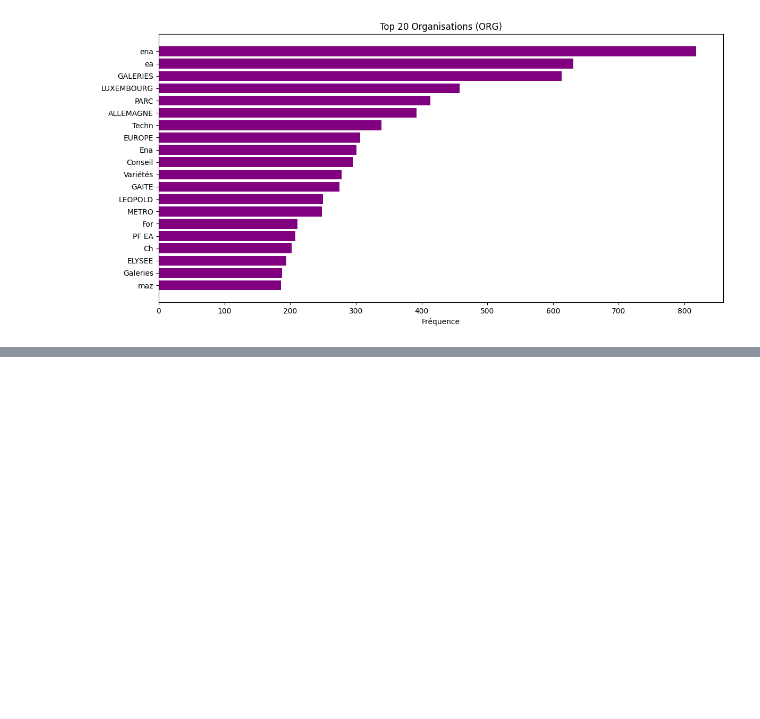
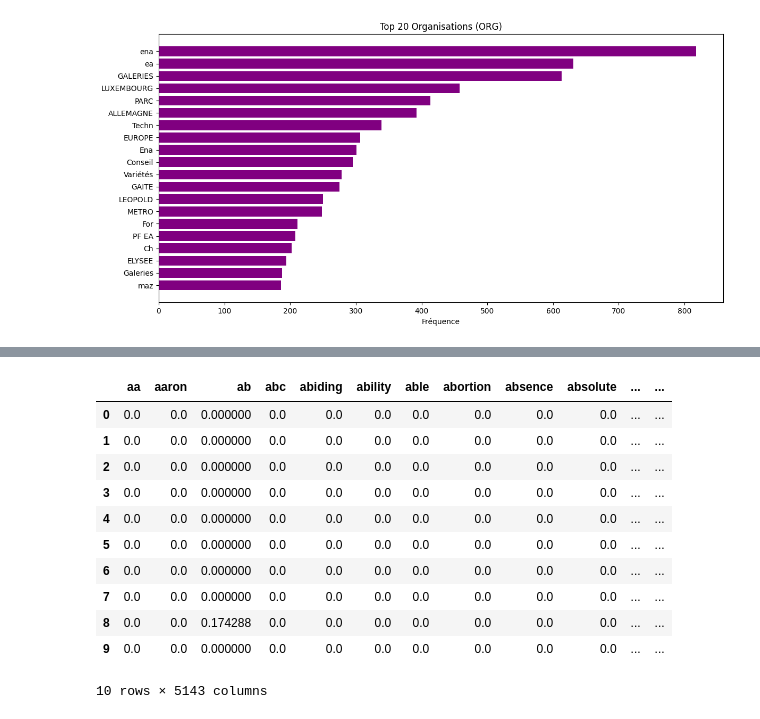
Before and after one commit to IlariaFa/tac, a Jupyter notebook: tps/tp4/s5_ner.ipynb, the cells around one changed output, grey strips where cells are left out. Drawn from its saved outputs; the diff is of its cells as text; code cells hidden in the pictures; blank space fills up the shorter version.

```diff
--- a/tps/tp4/s5_ner.ipynb
+++ b/tps/tp4/s5_ner.ipynb
@@ -265,0 +331,12 @@ ORGANISATIONS les plus citées :
+# %%
+classifier = Pipeline([
+    ('vectorizer', TfidfVectorizer(
+        stop_words=stopwords.words('english'),
+        min_df=50,  # ignorer les mots très rares
+        max_df=0.5  # ignorer les mots très fréquents
+    )),
+    ('classifier', MultinomialNB())
+])
+
+# Entrainement du modèle
+classifier.fit(X_train, y_train)
@@ -265,0 +355,15 @@ ORGANISATIONS les plus citées :
+# %%
+feature_names = classifier.named_steps['vectorizer'].get_feature_names_out()
+idf_scores = classifier.named_steps['vectorizer'].idf_
+
+print(f"Taille du vocabulaire : {len(feature_names)}")
+
+# Quelques scores IDF
+for i in range(10):
+    print(feature_names[i], ":", round(idf_scores[i], 2))
+
+# Les 10 mots avec IDF le plus haut
+top_words = sorted(zip(feature_names, idf_scores), key=operator.itemgetter(1), reverse=True)[:10]
+print("\nMots avec IDF le plus haut :")
+for word, score in top_words:
+    print(word, round(score, 2))
@@ -265,0 +388,16 @@ ORGANISATIONS les plus citées :
+# %%
+tmp = classifier.named_steps['vectorizer'].transform(X_train[:10])
+pd.DataFrame(tmp.toarray(), columns=feature_names)
+# %% [output]
+|  | aa | aaron | ab | abc | abiding | ability | able | abortion | absence | absolute | ... | ... |
+| 0 | 0.0 | 0.0 | 0.000000 | 0.0 | 0.0 | 0.0 | 0.0 | 0.0 | 0.0 | 0.0 | ... | ... |
+| 1 | 0.0 | 0.0 | 0.000000 | 0.0 | 0.0 | 0.0 | 0.0 | 0.0 | 0.0 | 0.0 | ... | ... |
+| 2 | 0.0 | 0.0 | 0.000000 | 0.0 | 0.0 | 0.0 | 0.0 | 0.0 | 0.0 | 0.0 | ... | ... |
+| 3 | 0.0 | 0.0 | 0.000000 | 0.0 | 0.0 | 0.0 | 0.0 | 0.0 | 0.0 | 0.0 | ... | ... |
+| 4 | 0.0 | 0.0 | 0.000000 | 0.0 | 0.0 | 0.0 | 0.0 | 0.0 | 0.0 | 0.0 | ... | ... |
+| 5 | 0.0 | 0.0 | 0.000000 | 0.0 | 0.0 | 0.0 | 0.0 | 0.0 | 0.0 | 0.0 | ... | ... |
+| 6 | 0.0 | 0.0 | 0.000000 | 0.0 | 0.0 | 0.0 | 0.0 | 0.0 | 0.0 | 0.0 | ... | ... |
+| 7 | 0.0 | 0.0 | 0.000000 | 0.0 | 0.0 | 0.0 | 0.0 | 0.0 | 0.0 | 0.0 | ... | ... |
+| 8 | 0.0 | 0.0 | 0.174288 | 0.0 | 0.0 | 0.0 | 0.0 | 0.0 | 0.0 | 0.0 | ... | ... |
+| 9 | 0.0 | 0.0 | 0.000000 | 0.0 | 0.0 | 0.0 | 0.0 | 0.0 | 0.0 | 0.0 | ... | ... |
+10 rows × 5143 columns
```
Also changed, not shown: parts of 9 cells of this notebook.
